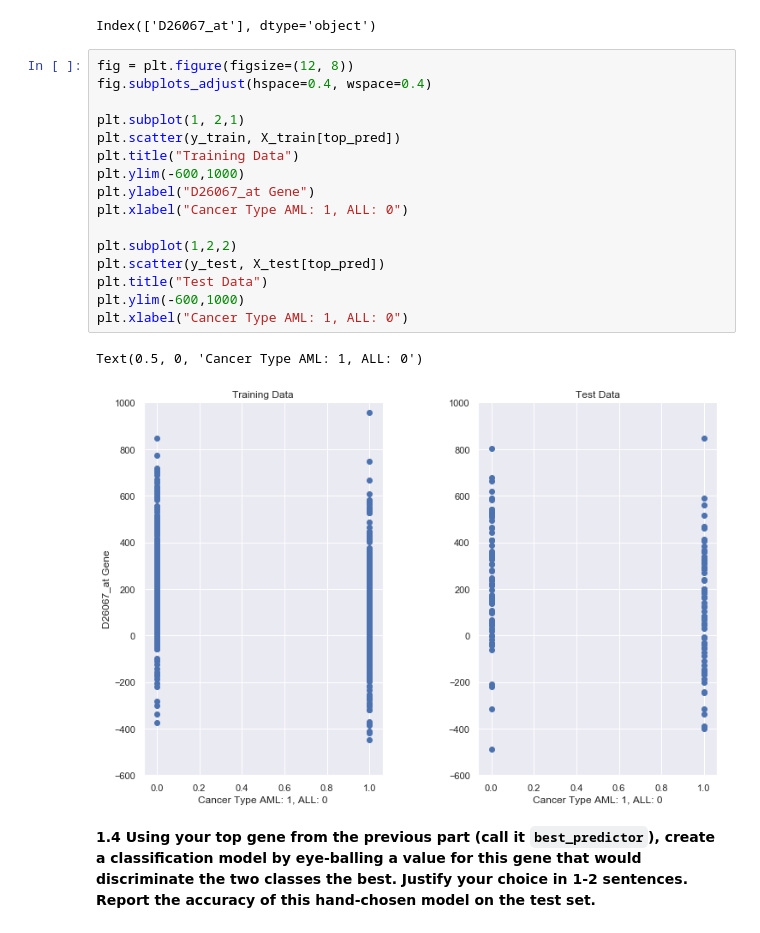
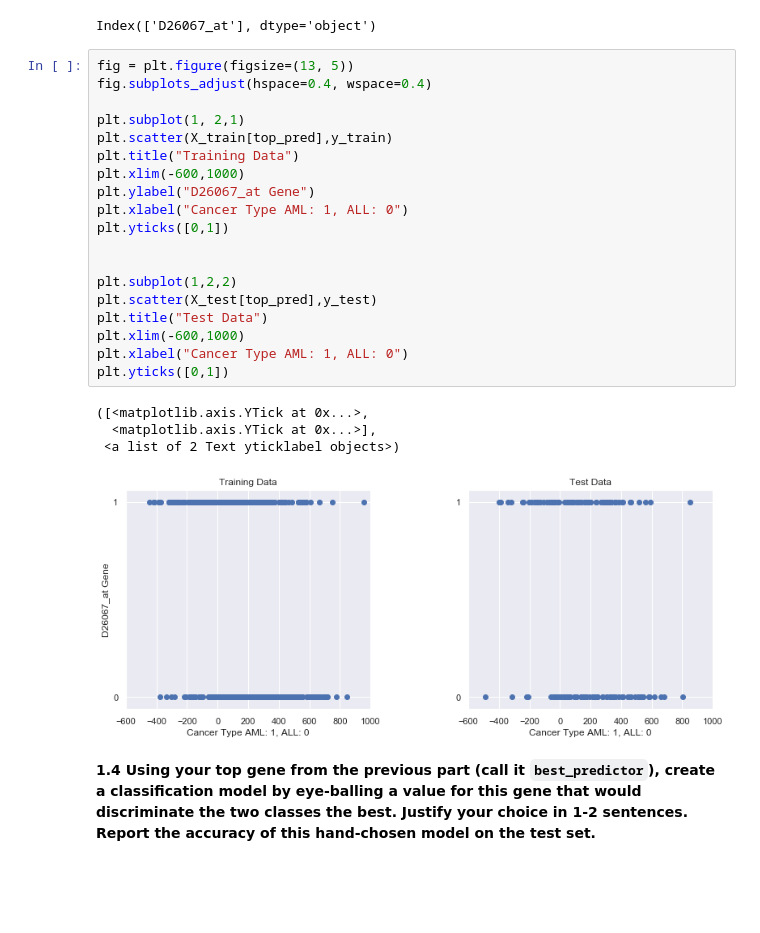
Before and after one commit to ericenglin/Data-Science-Assignments, a Jupyter notebook: hw4/cs109a_HW4.ipynb, the cells around one changed output. Drawn from its saved outputs; the diff is of its cells as text; blank space fills up the shorter version.

```diff
--- a/hw4/cs109a_HW4.ipynb
+++ b/hw4/cs109a_HW4.ipynb
@@ -191,24 +191,29 @@ print(top_pred)
 # %% [output]
 Index(['D26067_at'], dtype='object')
 # %%
-fig = plt.figure(figsize=(12, 8))
+fig = plt.figure(figsize=(13, 5))
 fig.subplots_adjust(hspace=0.4, wspace=0.4)
 
 plt.subplot(1, 2,1)
-plt.scatter(y_train, X_train[top_pred])
+plt.scatter(X_train[top_pred],y_train)
 plt.title("Training Data")
-plt.ylim(-600,1000)
+plt.xlim(-600,1000)
 plt.ylabel("D26067_at Gene")
 plt.xlabel("Cancer Type AML: 1, ALL: 0")
+plt.yticks([0,1])
+
 
 plt.subplot(1,2,2)
-plt.scatter(y_test, X_test[top_pred])
+plt.scatter(X_test[top_pred],y_test)
 plt.title("Test Data")
-plt.ylim(-600,1000)
+plt.xlim(-600,1000)
 plt.xlabel("Cancer Type AML: 1, ALL: 0")
+plt.yticks([0,1])
 # %% [output]
-Text(0.5, 0, 'Cancer Type AML: 1, ALL: 0')
+([<matplotlib.axis.YTick at 0x...>,
+  <matplotlib.axis.YTick at 0x...>],
+ <a list of 2 Text yticklabel objects>)
-[figure, old version]
+[figure, new version]
 # %% [markdown]
 **1.4 Using your top gene from the previous part (call it  `best_predictor`), create a classification model by eye-balling a value for this gene that would discriminate the two classes the best. Justify your choice in 1-2 sentences. Report the accuracy of this hand-chosen model on the test set.**
 # %% [markdown]
```
Also changed, not shown: parts of 12 cells of this notebook.
